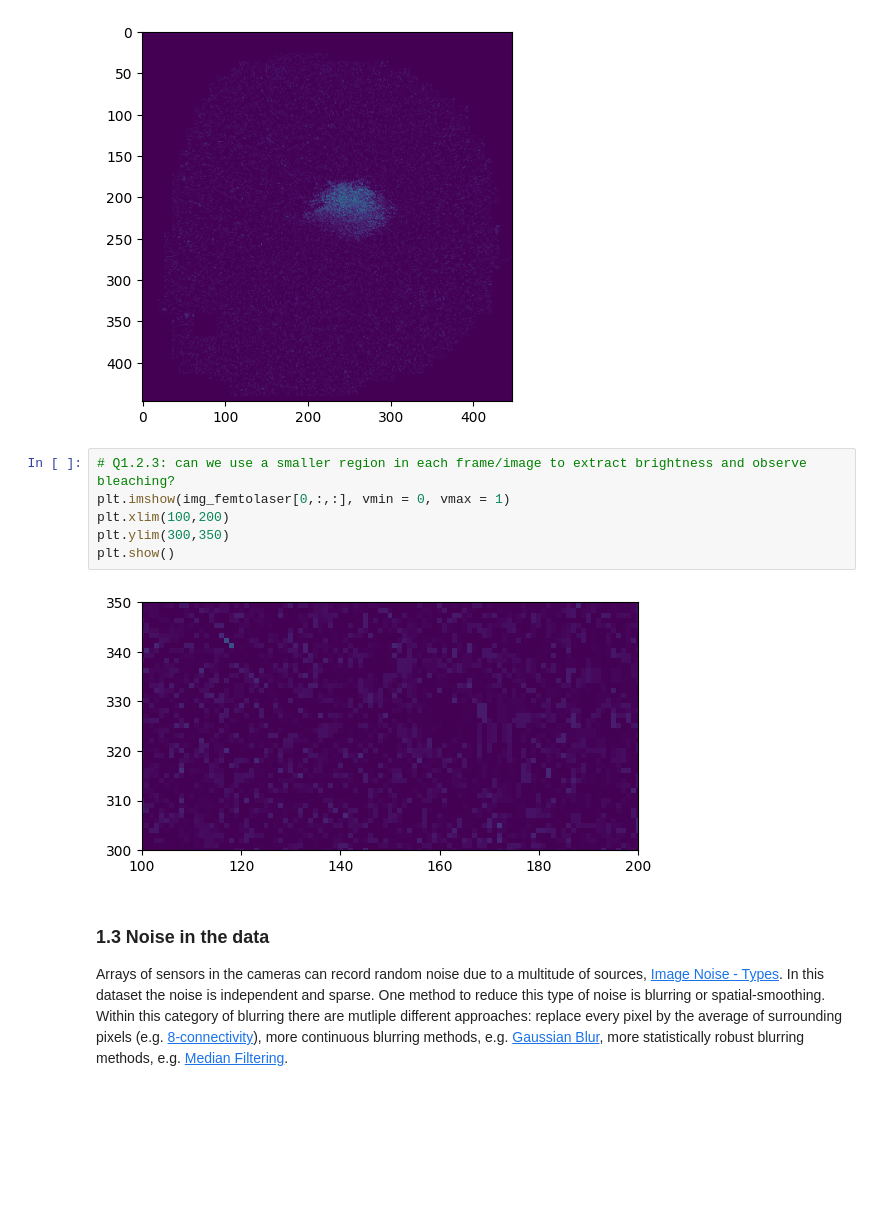
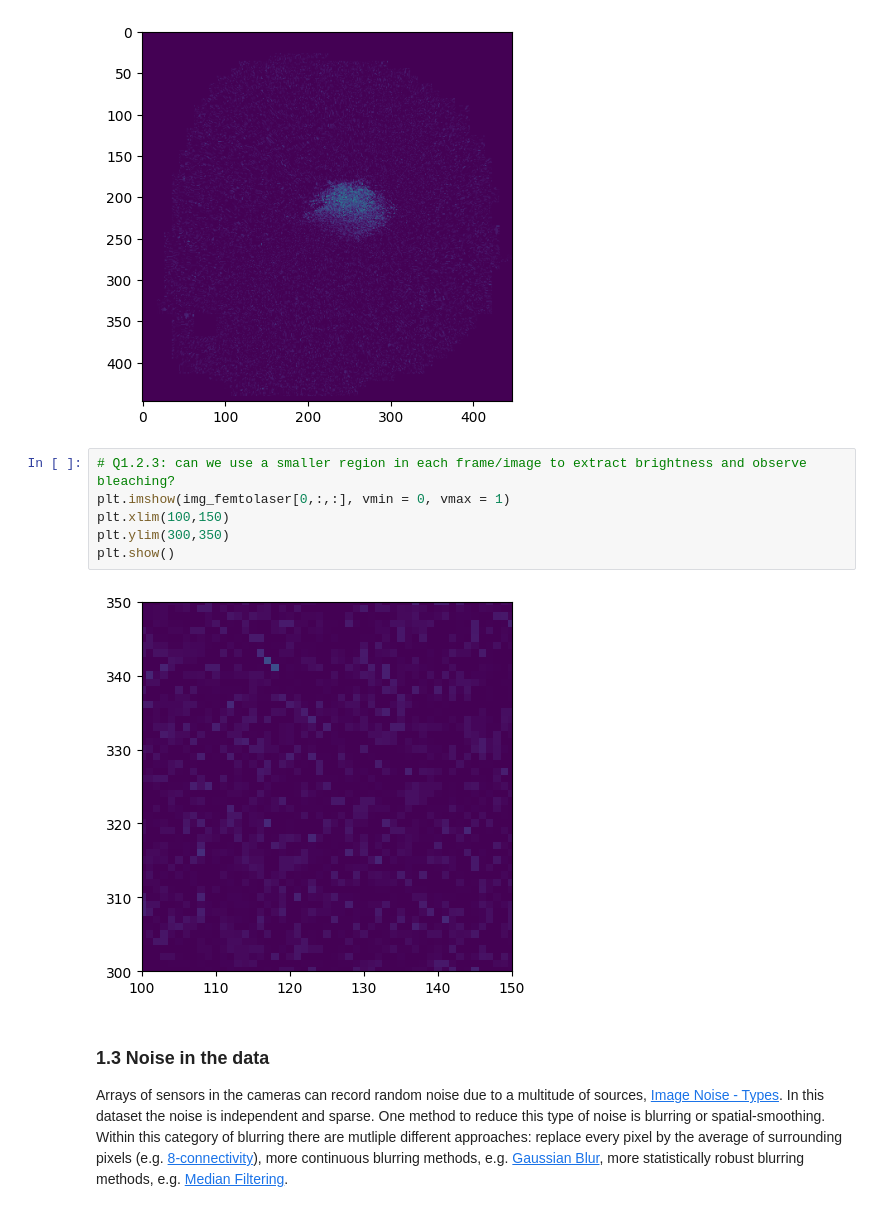
Before and after one commit to Marlon-Jost/PHYS5318_Experiemnt_2, a Jupyter notebook: PHYS5318_Lab2_femtosecond-2.ipynb, the cells around one changed output. Cells and saved outputs as stored; diff of their text form; blank space fills up the shorter version.

```diff
--- a/PHYS5318_Lab2_femtosecond-2.ipynb
+++ b/PHYS5318_Lab2_femtosecond-2.ipynb
@@ -77,11 +77,11 @@ plt.show()
 # %%
 # Q1.2.3: can we use a smaller region in each frame/image to extract brightness and observe bleaching?
 plt.imshow(img_femtolaser[0,:,:], vmin = 0, vmax = 1)
-plt.xlim(100,200)
+plt.xlim(100,150)
 plt.ylim(300,350)
 plt.show()
 # %% [output]
-[figure, old version]
+[figure, new version]
 # %% [markdown]
 ### 1.3 Noise in the data
 Arrays of sensors in the cameras can record random noise due to a multitude of sources, [Image Noise - Types][6]. In this dataset the noise is independent and sparse. One method to reduce this type of noise is blurring or spatial-smoothing. Within this category of blurring there are mutliple different approaches: replace every pixel by the average of surrounding pixels (e.g. [8-connectivity][1]), more continuous blurring methods, e.g. [Gaussian Blur][2], more statistically robust blurring methods, e.g. [Median Filtering][3].
```
Also changed, not shown: parts of 5 cells of this notebook.
